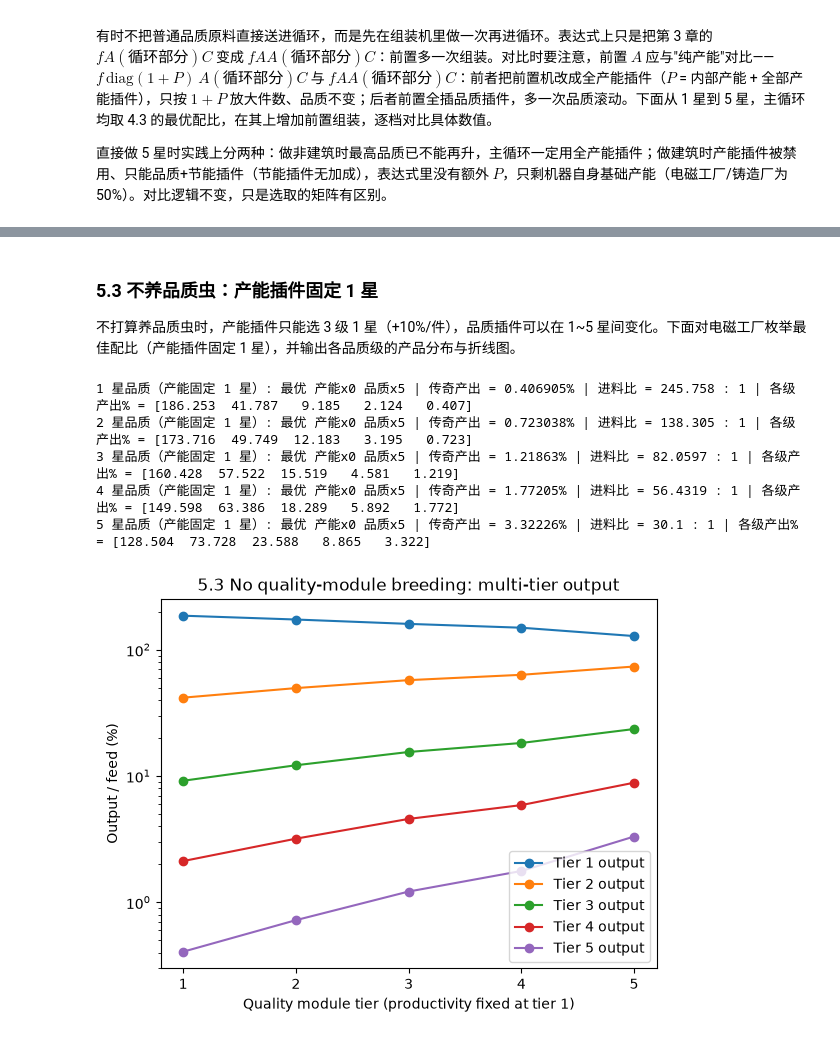
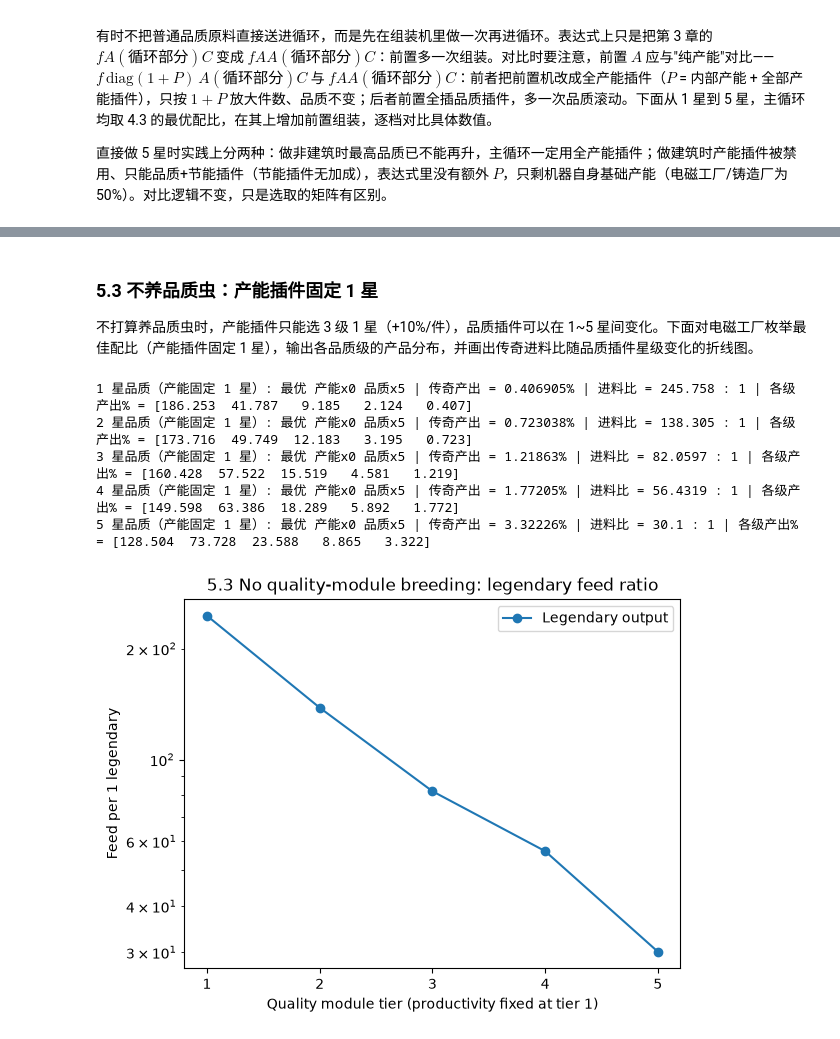
Before and after one commit to CroMarmot/factorio_quality, a Jupyter notebook: notebooks/01_quality_theory.ipynb, the cells around one changed output, grey strips where cells are left out. Saved outputs shown, nothing was run; the diff lists cells and outputs as text; code cells hidden in the pictures.

Commit message:
switch chart y-axis to feed ratio, plot legendary line only in 5.3

```diff
--- a/notebooks/01_quality_theory.ipynb
+++ b/notebooks/01_quality_theory.ipynb
@@ -563,14 +563,14 @@ for q_t in tiers:
         ("前置品质组装 fAA(循环)C         ", A_q, y_qual),
     ):
         y_leg, diff = legendary_yield(A, R, head=head)
-        bucket.append(y_leg * 100)
+        bucket.append(1 / y_leg)
         print(
             f"{label}: 传奇产出 = {y_leg * 100:.6g}% | 进料比 = {1 / y_leg:.6g} : 1"
             f" | 与闭式之差 = {diff:.1e}"
         )
     print()
 
-# 折线图：传奇产出（%，对数轴）vs 插件品质星级
+# 折线图：进料比（进料/传奇产出，对数轴）vs 插件品质星级
 plt.figure()
 plt.plot(tiers, y_base, marker="o", label=r"Baseline $fA(\mathrm{recycle})C$")
 plt.plot(tiers, y_prod, marker="o", label=r"Pre productivity $f\,\mathrm{diag}(1+P)A(\mathrm{recycle})C$")
@@ -578,8 +578,8 @@ plt.plot(tiers, y_qual, marker="o", label=r"Pre quality assembly $fAA(\mathrm{re
 plt.yscale("log")
 plt.xticks(tiers)
 plt.xlabel("Module quality tier")
-plt.ylabel("Legendary yield (%)")
-plt.title("5.2 Pre-stage quality assembly: legendary yield")
+plt.ylabel("Feed per 1 legendary")
+plt.title("5.2 Pre-stage quality assembly: feed ratio")
 plt.legend()
 plt.show()
 
@@ -630,7 +630,7 @@ for label, head in (
 # %% [markdown]
 ### 5.3 不养品质虫：产能插件固定 1 星
 
-不打算养品质虫时，产能插件只能选 3 级 1 星（+10%/件），品质插件可以在 1~5 星间变化。下面对电磁工厂枚举最佳配比（产能插件固定 1 星），并输出各品质级的产品分布与折线图。
+不打算养品质虫时，产能插件只能选 3 级 1 星（+10%/件），品质插件可以在 1~5 星间变化。下面对电磁工厂枚举最佳配比（产能插件固定 1 星），输出各品质级的产品分布，并画出传奇进料比随品质插件星级变化的折线图。
 # %%
 import matplotlib.pyplot as plt
 
@@ -644,38 +644,37 @@ for q_t in tiers:
     best_y, best_p_n = max(
         (
             legendary_yield(
                 electromagnetic_plant(q_n=5 - p_n, q_t=q_t, p_n=p_n, p_t=p_t), R
             )[0],
             p_n,
         )
         for p_n in range(6)
     )
     p_n, q_n = best_p_n, 5 - best_p_n
     A = electromagnetic_plant(q_n=q_n, q_t=q_t, p_n=p_n, p_t=p_t)
     p_vec = f @ A @ np.linalg.inv(np.eye(5) - S @ R @ A)  # 各品质级总产出/进料
-    y_legs.append(best_y * 100)
-    p_levels.append(p_vec * 100)
+    y_legs.append(1 / best_y)
+    p_levels.append(1 / p_vec)
     print(
         f"{q_t} 星品质（产能固定 1 星）: 最优 产能x{p_n} 品质x{q_n}"
         f" | 传奇产出 = {best_y * 100:.6g}% | 进料比 = {1 / best_y:.6g} : 1"
         f" | 各级产出% = {np.array2string(p_vec * 100, precision=3)}"
     )
 
-# 折线图：多级产出（%，对数轴）vs 品质插件星级
+# 折线图：传奇进料比（进料/传奇产出，对数轴）vs 品质插件星级
 plt.figure()
-for lv in range(5):
-    plt.plot(tiers, [pv[lv] for pv in p_levels], marker="o", label=f"Tier {lv + 1} output")
+plt.plot(tiers, y_legs, marker="o", label="Legendary output")
 plt.yscale("log")
 plt.xticks(tiers)
 plt.xlabel("Quality module tier (productivity fixed at tier 1)")
-plt.ylabel("Output / feed (%)")
-plt.title("5.3 No quality-module breeding: multi-tier output")
+plt.ylabel("Feed per 1 legendary")
+plt.title("5.3 No quality-module breeding: legendary feed ratio")
 plt.legend()
 plt.show()
 # %% [output]
 1 星品质（产能固定 1 星）: 最优 产能x0 品质x5 | 传奇产出 = 0.406905% | 进料比 = 245.758 : 1 | 各级产出% = [186.253  41.787   9.185   2.124   0.407]
 2 星品质（产能固定 1 星）: 最优 产能x0 品质x5 | 传奇产出 = 0.723038% | 进料比 = 138.305 : 1 | 各级产出% = [173.716  49.749  12.183   3.195   0.723]
 3 星品质（产能固定 1 星）: 最优 产能x0 品质x5 | 传奇产出 = 1.21863% | 进料比 = 82.0597 : 1 | 各级产出% = [160.428  57.522  15.519   4.581   1.219]
 4 星品质（产能固定 1 星）: 最优 产能x0 品质x5 | 传奇产出 = 1.77205% | 进料比 = 56.4319 : 1 | 各级产出% = [149.598  63.386  18.289   5.892   1.772]
 5 星品质（产能固定 1 星）: 最优 产能x0 品质x5 | 传奇产出 = 3.32226% | 进料比 = 30.1 : 1 | 各级产出% = [128.504  73.728  23.588   8.865   3.322]
-[figure, old version]
+[figure, new version]
```
Also changed, not shown: parts of 1 cell of this notebook, 1 other file.
